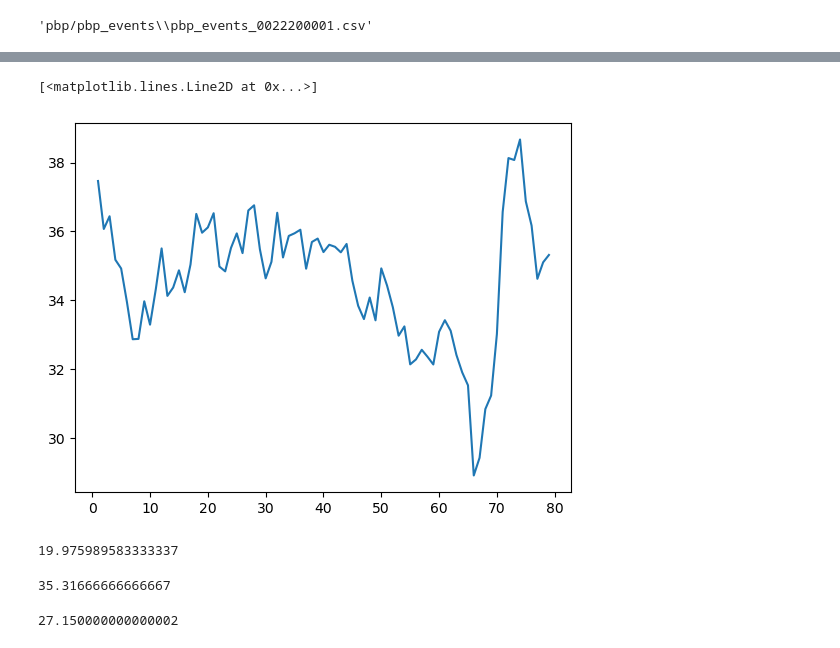
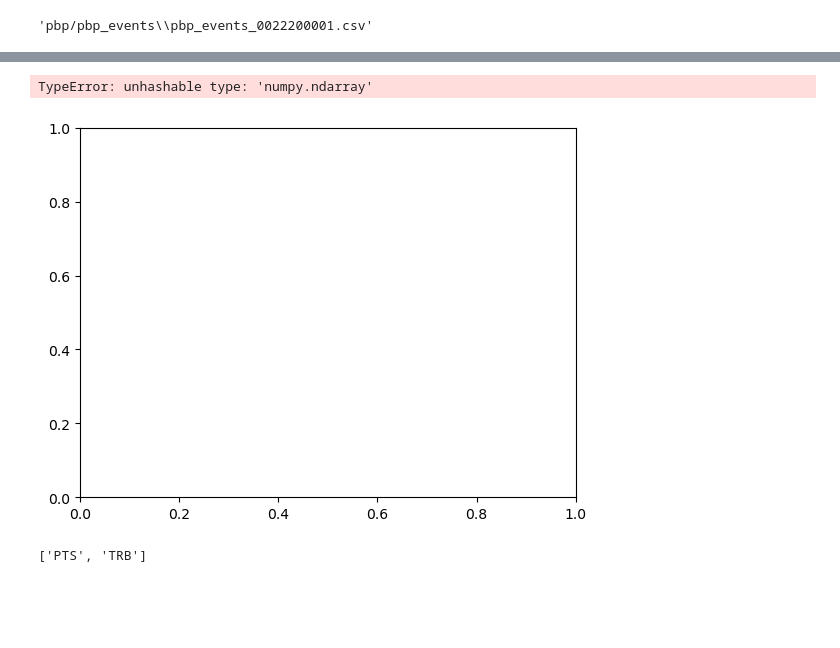
Before and after one commit to madram1423/NBA_betting_model, a Jupyter notebook: trend_finder.ipynb, the cells around one changed output, grey strips where cells are left out. Saved outputs shown, nothing was run; the diff lists cells and outputs as text; code cells hidden in the pictures; blank space fills up the shorter version.

```diff
--- a/trend_finder.ipynb
+++ b/trend_finder.ipynb
@@ -67,23 +169,15 @@ trae_pts = rolling_per_poss_rate(df, 'Trae Young', 'PTS','off')
 # %%
 def get_mpg_avg(df,player_name,window) -> pd.Series:
     player_df = df.loc[df.player_name==player_name][['game_id','play_elapsed_time']]
-    mpg = player_df.groupby('game_id').sum()
-    rolling = mpg.rolling(window=window,min_periods=2)['play_elapsed_time'].mean()/60
-    return rolling.reset_index(drop=True)
+    if len(player_df) == 0:
+        print('did you spell their name right?')
+    mpg = player_df.groupby('game_id').sum().reset_index()
+    return mpg
+    #rolling = mpg.rolling(window=window,min_periods=2)['play_elapsed_time'].mean()/60
+    #return rolling.reset_index(drop=True)
 trae_mpg = get_mpg_avg(df,'Trae Young',5)
+trae_mpg
 plt.plot(trae_mpg)
 # %% [output]
-[<matplotlib.lines.Line2D at 0x...>]
+TypeError: unhashable type: 'numpy.ndarray'
-[figure, old version]
+[figure, new version]
-# %%
-trae_pts.iloc[-1] * trae_mpg.iloc[-1]  / 48  # 100 poss per 48 mins
-# %% [output]
-19.975989583333337
-# %%
-trae_mpg.iloc[-1]
-# %% [output]
-35.31666666666667
-# %%
-trae_pts.iloc[-1]
-# %% [output]
-27.150000000000002
@@ -89,0 +187,4 @@ trae_pts.iloc[-1]
+# %%
+'PTS+TRB'.split('+')
+# %% [output]
+['PTS', 'TRB']
```
Also changed, not shown: parts of 14 cells of this notebook, 8 other files.
